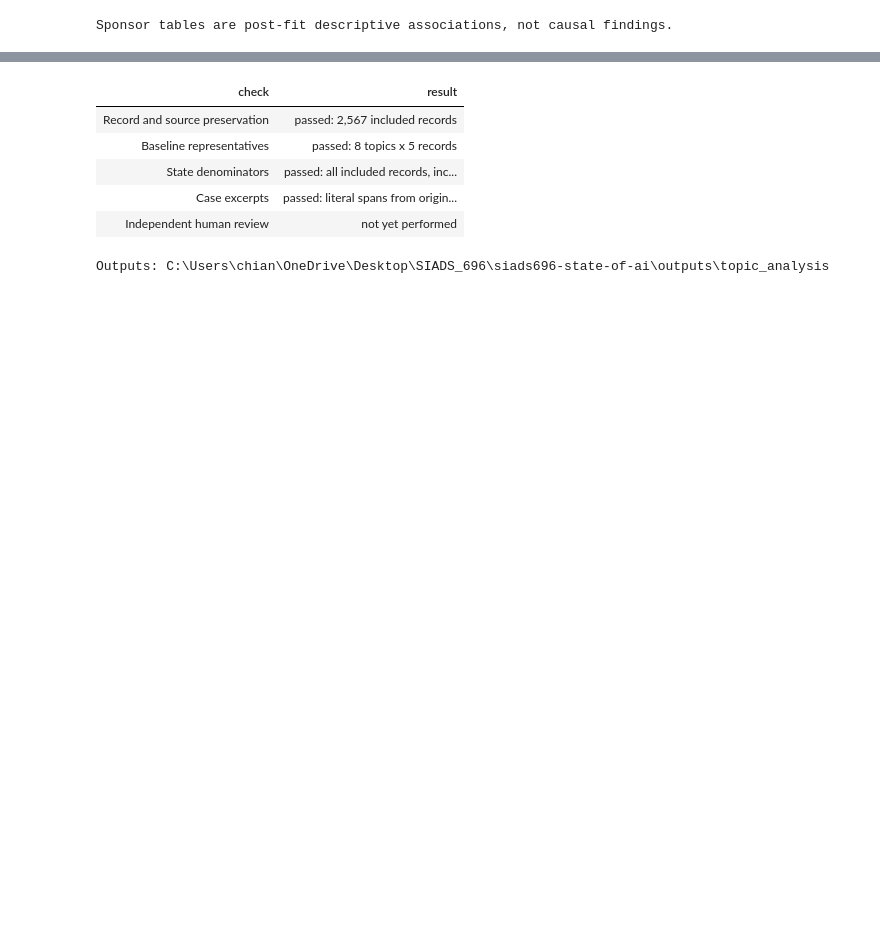
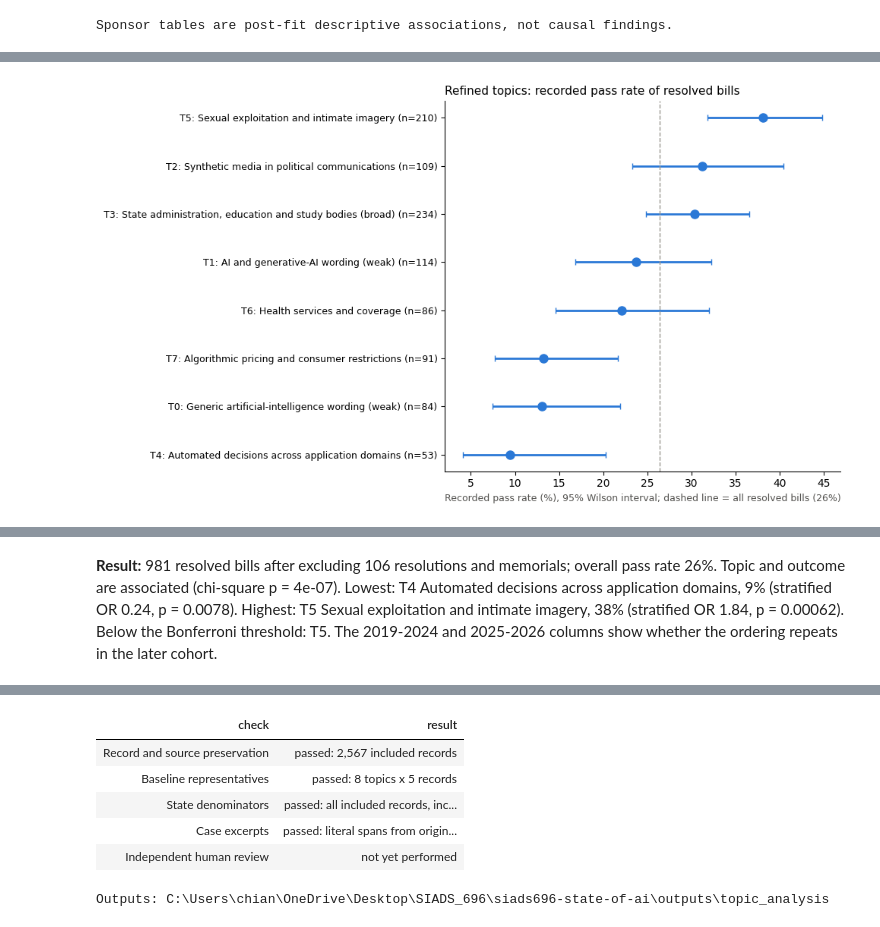
Before and after one commit to dhMontes/siads696-state-of-ai, a Jupyter notebook: notebooks/03_topic_analysis.ipynb, the cells around one changed output, grey strips where cells are left out. Drawn from its saved outputs; the diff is of its cells as text; code cells hidden in the pictures; blank space fills up the shorter version.

```diff
--- a/notebooks/03_topic_analysis.ipynb
+++ b/notebooks/03_topic_analysis.ipynb
@@ -714,0 +726,21 @@ Sponsor tables are post-fit descriptive associations, not causal findings.
+# %%
+outcome_table, outcome_audit = outcome_by_topic(work, clean["W"], topic_captions["refined"], OUT, "refined")
+fig = outcome_chart(outcome_table, outcome_audit["overall_pass_rate"],
+    "Refined topics: recorded pass rate of resolved bills", OUT / "refined_topic_outcomes.png")
+display(fig); plt.close(fig)
+show(outcome_table.round(3))
+low, high = outcome_table.iloc[0], outcome_table.iloc[-1]
+significant = [f"T{r.topic_id}" for r in outcome_table.itertuples() if r.cmh_p < outcome_audit["bonferroni_alpha"]]
+display(Markdown(
+    f"**Result:** {outcome_audit['resolved_bills']:,} resolved bills after excluding "
+    f"{outcome_audit['resolutions_and_memorials_excluded']} resolutions and memorials; overall pass rate "
+    f"{outcome_audit['overall_pass_rate']:.0%}. Topic and outcome are associated "
+    f"(chi-square p = {outcome_audit['chi2_p_topic_by_outcome']:.1g}). "
+    f"Lowest: T{low.topic_id} {low['name']}, {low.pass_rate:.0%} (stratified OR "
+    f"{low.stratified_odds_ratio_vs_other_topics:.2f}, p = {low.cmh_p:.2g}). "
+    f"Highest: T{high.topic_id} {high['name']}, {high.pass_rate:.0%} (stratified OR "
+    f"{high.stratified_odds_ratio_vs_other_topics:.2f}, p = {high.cmh_p:.2g}). "
+    f"Below the Bonferroni threshold: {', '.join(significant) or 'none'}. "
+    "The 2019-2024 and 2025-2026 columns show whether the ordering repeats in the later cohort."))
+# %% [output]
+[figure, added]
@@ -714,0 +756 @@ Sponsor tables are post-fit descriptive associations, not causal findings.
+**Result:** 981 resolved bills after excluding 106 resolutions and memorials; overall pass rate 26%. Topic and outcome are associated (chi-square p = 4e-07). Lowest: T4 Automated decisions across application domains, 9% (stratified OR 0.24, p = 0.0078). Highest: T5 Sexual exploitation and intimate imagery, 38% (stratified OR 1.84, p = 0.00062). Below the Bonferroni threshold: T5. The 2019-2024 and 2025-2026 columns show whether the ordering repeats in the later cohort.
```
Also changed, not shown: parts of 9 cells of this notebook, 4 other files.
